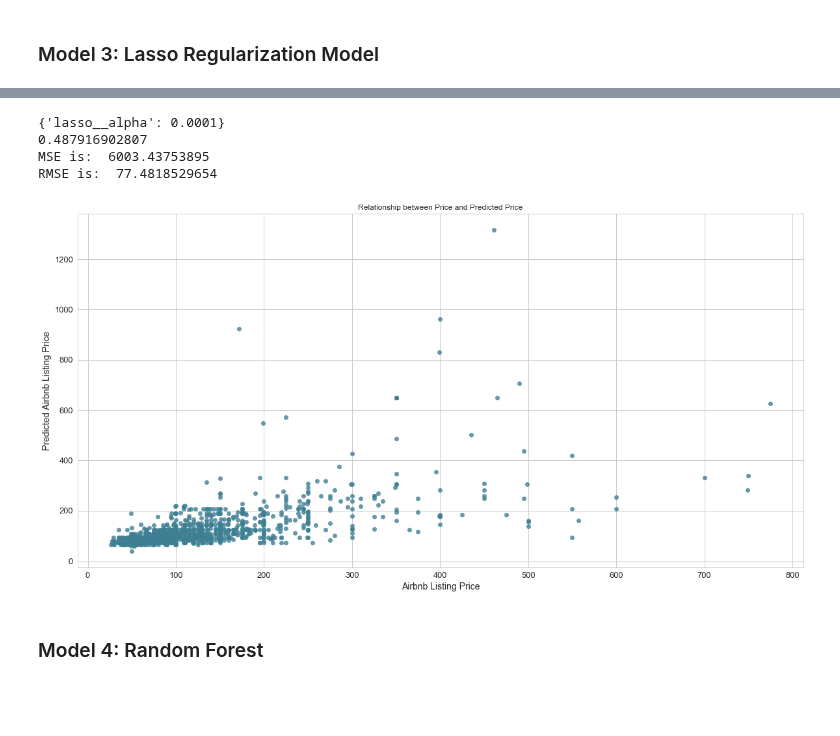
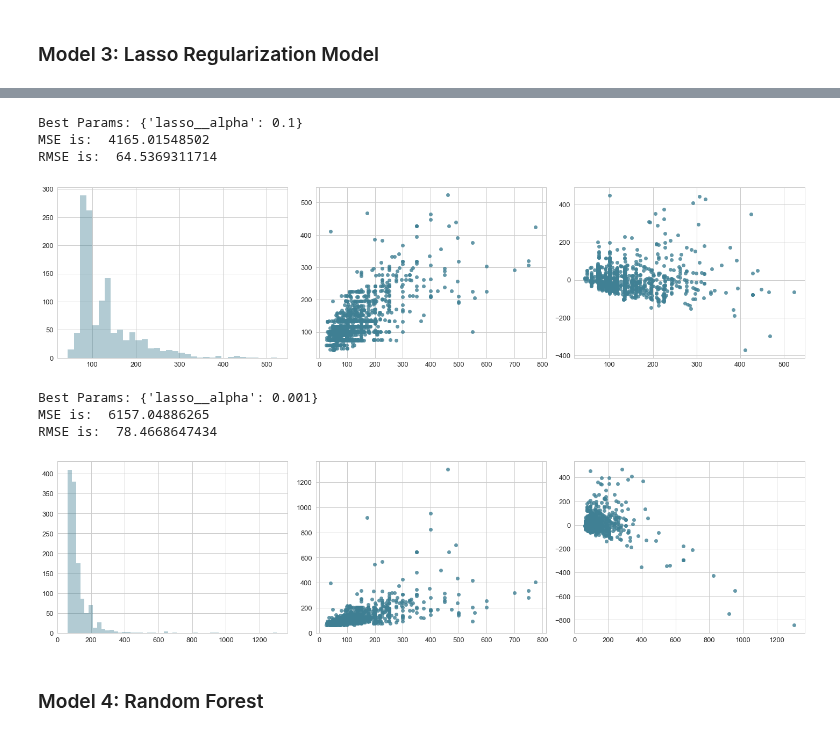
Before and after one commit to nicolechao/springboard-data-science, a Jupyter notebook: Capstone 1/Modeling/modeling.ipynb, the cells around one changed output, grey strips where cells are left out. Saved outputs shown, nothing was run; the diff lists cells and outputs as text; code cells hidden in the pictures; blank space fills up the shorter version.

```diff
--- a/Capstone 1/Modeling/modeling.ipynb
+++ b/Capstone 1/Modeling/modeling.ipynb
@@ -400,10 +266,14 @@ RMSE is:  64.0636612982
-# %%
-lasso_regression(X, y, True)
-# %% [output]
-{'lasso__alpha': 0.0001}
-0.487916902807
-MSE is:  6003.43753895
-RMSE is:  77.4818529654
-[figure, removed]
+# %%
+model('Lasso', X, y, take_log = False)
+model('Lasso', X, y, take_log = True)
+# %% [output]
+Best Params: {'lasso__alpha': 0.1}
+MSE is:  4165.01548502
+RMSE is:  64.5369311714
+[figure, added]
+Best Params: {'lasso__alpha': 0.001}
+MSE is:  6157.04886265
+RMSE is:  78.4668647434
+[figure, added]
 # %% [markdown]
 ### Model 4: Random Forest
```
Also changed, not shown: parts of 38 cells of this notebook.
